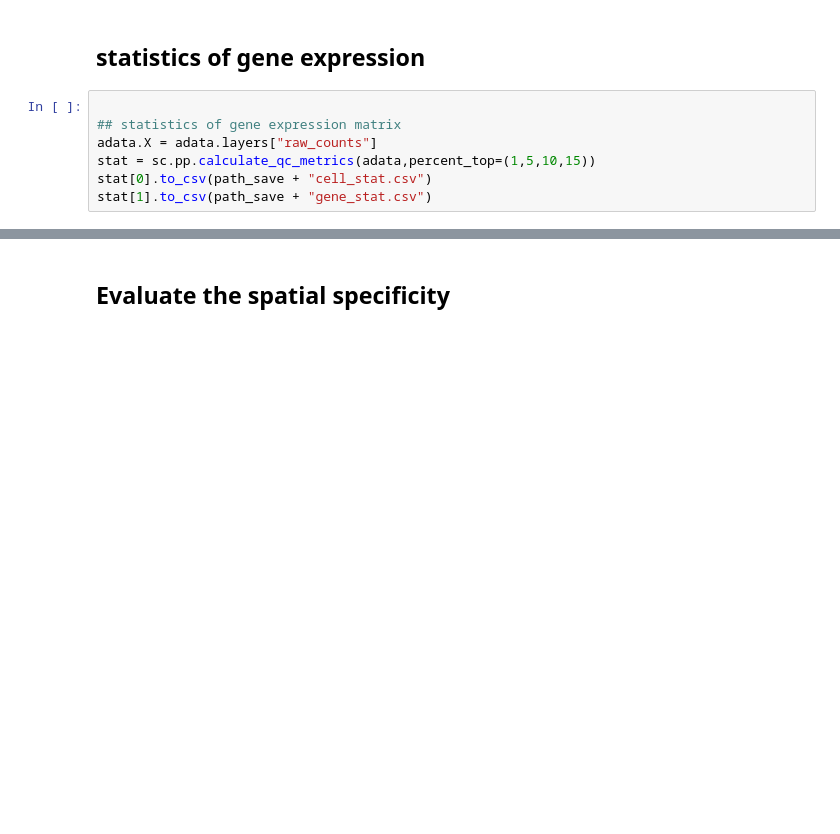
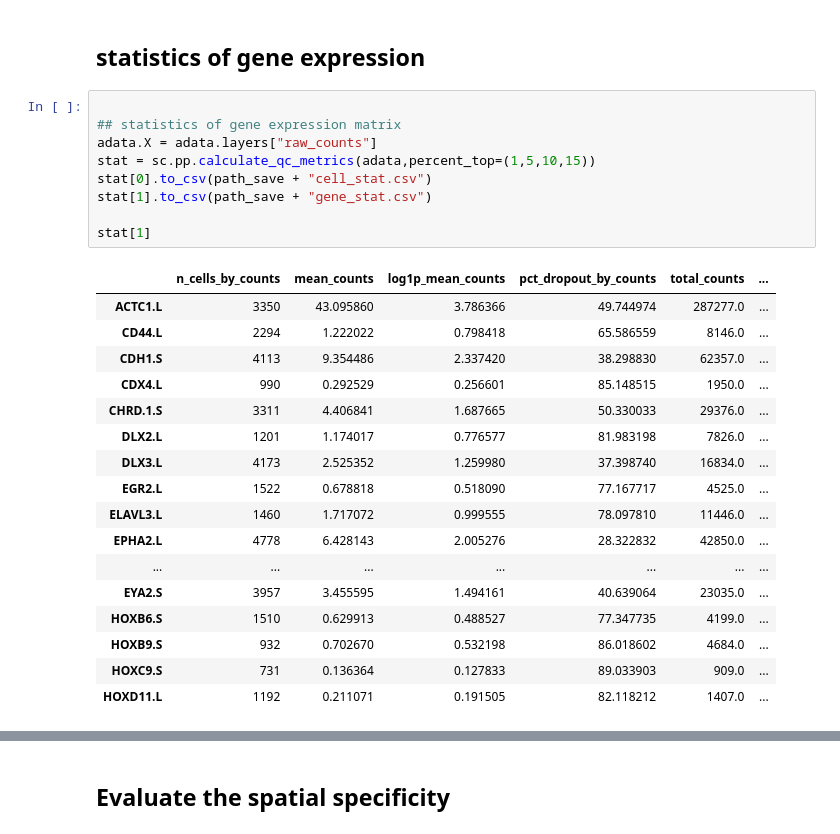
Before and after one commit to chenxiZ7/MERFISH_pipeline, a Jupyter notebook: tutorial/4_Gene_panel_statistics.ipynb, the cells around one changed output, grey strips where cells are left out. Saved outputs shown, nothing was run; the diff lists cells and outputs as text; blank space fills up the shorter version.

Commit message:
add 3D mold and print the gene status table in tutorial_4

```diff
--- a/tutorial/4_Gene_panel_statistics.ipynb
+++ b/tutorial/4_Gene_panel_statistics.ipynb
@@ -26,10 +26,30 @@ Path.mkdir(Path(path_save), parents=True, exist_ok = True)
 # %%
 
 ## statistics of gene expression matrix
 adata.X = adata.layers["raw_counts"]
 stat = sc.pp.calculate_qc_metrics(adata,percent_top=(1,5,10,15))
 stat[0].to_csv(path_save + "cell_stat.csv")
 stat[1].to_csv(path_save + "gene_stat.csv")
+
+stat[1]
+# %% [output]
+|  | n_cells_by_counts | mean_counts | log1p_mean_counts | pct_dropout_by_counts | total_counts | ... |
+| ACTC1.L | 3350 | 43.095860 | 3.786366 | 49.744974 | 287277.0 | ... |
+| CD44.L | 2294 | 1.222022 | 0.798418 | 65.586559 | 8146.0 | ... |
+| CDH1.S | 4113 | 9.354486 | 2.337420 | 38.298830 | 62357.0 | ... |
+| CDX4.L | 990 | 0.292529 | 0.256601 | 85.148515 | 1950.0 | ... |
+| CHRD.1.S | 3311 | 4.406841 | 1.687665 | 50.330033 | 29376.0 | ... |
+| DLX2.L | 1201 | 1.174017 | 0.776577 | 81.983198 | 7826.0 | ... |
+| DLX3.L | 4173 | 2.525352 | 1.259980 | 37.398740 | 16834.0 | ... |
+| EGR2.L | 1522 | 0.678818 | 0.518090 | 77.167717 | 4525.0 | ... |
+| ELAVL3.L | 1460 | 1.717072 | 0.999555 | 78.097810 | 11446.0 | ... |
+| EPHA2.L | 4778 | 6.428143 | 2.005276 | 28.322832 | 42850.0 | ... |
+| ... | ... | ... | ... | ... | ... | ... |
+| EYA2.S | 3957 | 3.455595 | 1.494161 | 40.639064 | 23035.0 | ... |
+| HOXB6.S | 1510 | 0.629913 | 0.488527 | 77.347735 | 4199.0 | ... |
+| HOXB9.S | 932 | 0.702670 | 0.532198 | 86.018602 | 4684.0 | ... |
+| HOXC9.S | 731 | 0.136364 | 0.127833 | 89.033903 | 909.0 | ... |
+| HOXD11.L | 1192 | 0.211071 | 0.191505 | 82.118212 | 1407.0 | ... |
 # %%
 ## frequency of single transcript event (where only one transcript of a gene is detected in a cell)
 
```
Also changed, not shown: parts of 1 cell of this notebook, 1 other file.
